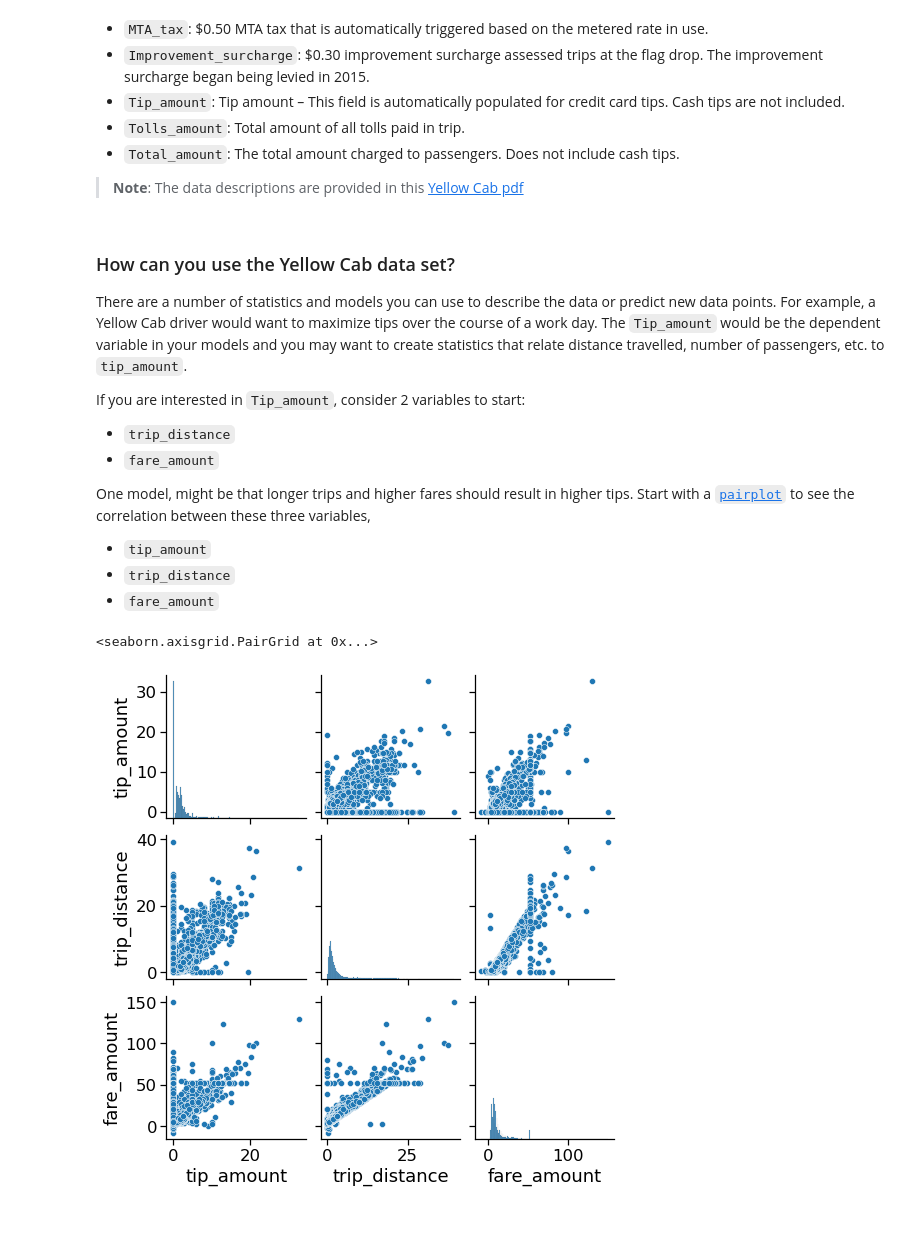
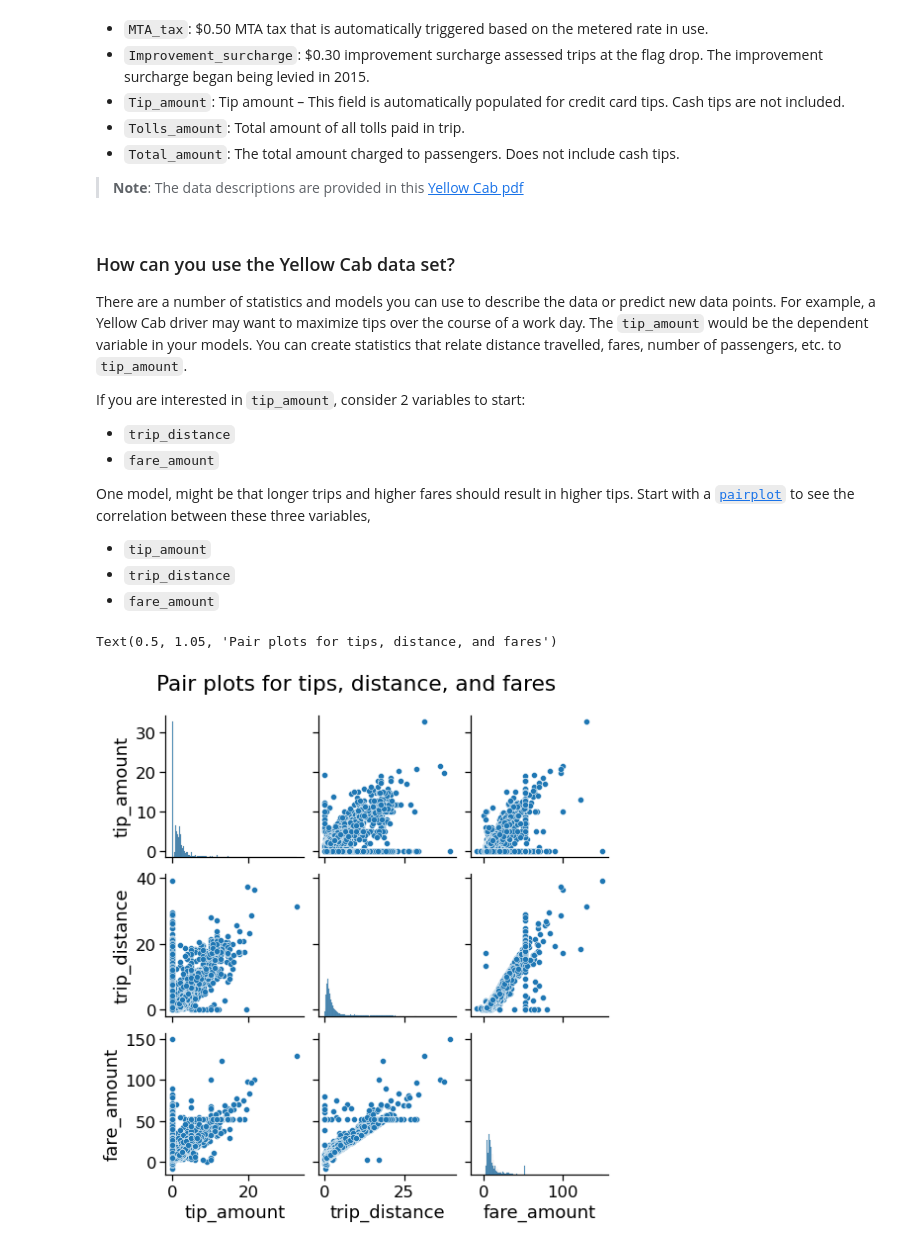
Before and after one commit to cooperrc/nyc-taxi-coiled, a Jupyter notebook: 00_explore-taxi.ipynb, the cells around one changed output. Drawn from its saved outputs; the diff is of its cells as text; code cells hidden in the pictures.

```diff
--- a/00_explore-taxi.ipynb
+++ b/00_explore-taxi.ipynb
@@ -101,9 +101,9 @@ tips. Cash tips are not included.
 # %% [markdown]
 ### How can you use the Yellow Cab data set?
 
-There are a number of statistics and models you can use to describe the data or predict new data points. For example, a Yellow Cab driver would want to maximize tips over the course of a work day. The `Tip_amount` would be the dependent variable in your models and you may want to create statistics that relate distance travelled, number of passengers, etc. to `tip_amount`.
+There are a number of statistics and models you can use to describe the data or predict new data points. For example, a Yellow Cab driver may want to maximize tips over the course of a work day. The `tip_amount` would be the dependent variable in your models. You can create statistics that relate distance travelled, fares, number of passengers, etc. to `tip_amount`.
 
-If you are interested in `Tip_amount`, consider 2 variables to start:
+If you are interested in `tip_amount`, consider 2 variables to start:
 - `trip_distance`
 - `fare_amount`
 
@@ -114,8 +114,9 @@ One model, might be that longer trips and higher fares should result in higher t
 - `fare_amount`
 # %%
 sns.set_context("notebook", font_scale=1.5, rc={"lines.linewidth": 2.5})
-sns.pairplot(taxi_subset[['tip_amount', 'trip_distance', 'fare_amount']])
+f = sns.pairplot(taxi_subset[['tip_amount', 'trip_distance', 'fare_amount']])
+f.fig.suptitle(r'Pair plots for tips, distance, and fares', y=1.05)
 # %% [output]
-<seaborn.axisgrid.PairGrid at 0x...>
+Text(0.5, 1.05, 'Pair plots for tips, distance, and fares')
-[figure, old version]
+[figure, new version]
 # %% [markdown]
```
Also changed, not shown: parts of 7 cells of this notebook, 4 other files.
